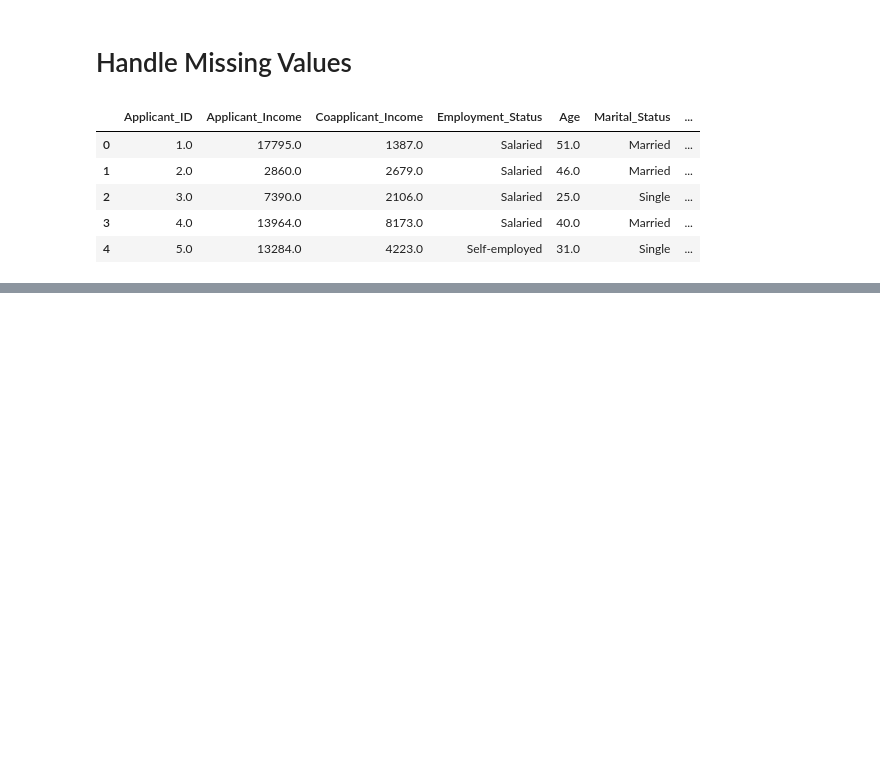
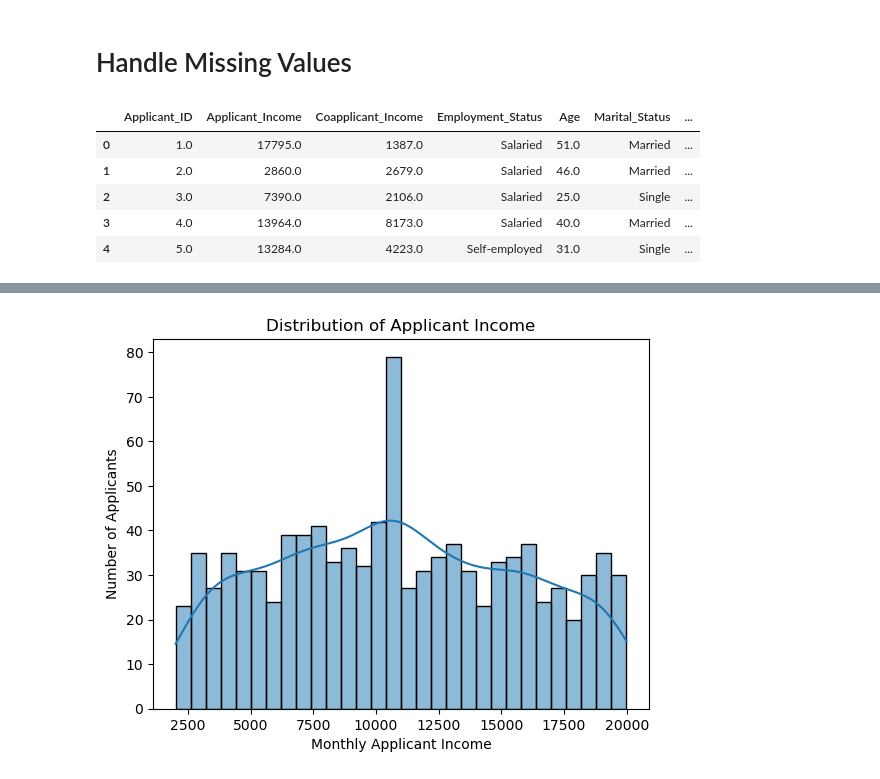
Before and after one commit to BhushanSah/CreditWise-Loan-System, a Jupyter notebook: CreditWise.ipynb, the cells around one changed output, grey strips where cells are left out. Saved outputs shown, nothing was run; the diff lists cells and outputs as text; code cells hidden in the pictures; blank space fills up the shorter version.

```diff
--- a/CreditWise.ipynb
+++ b/CreditWise.ipynb
@@ -62,0 +96,9 @@ df.head()
+# %%
+#Analyze Income
+sns.histplot(data=df, x="Applicant_Income", bins=30, kde=True)
+plt.title("Distribution of Applicant Income")
+plt.xlabel("Monthly Applicant Income")
+plt.ylabel("Number of Applicants")
+plt.show()
+# %% [output]
+[figure, added]
```
Also changed, not shown: parts of 11 cells of this notebook.
